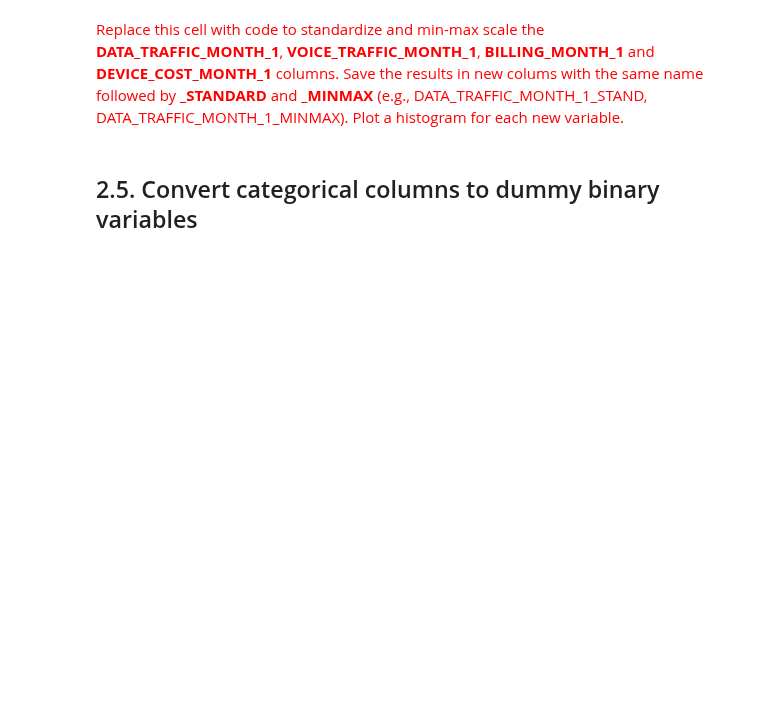
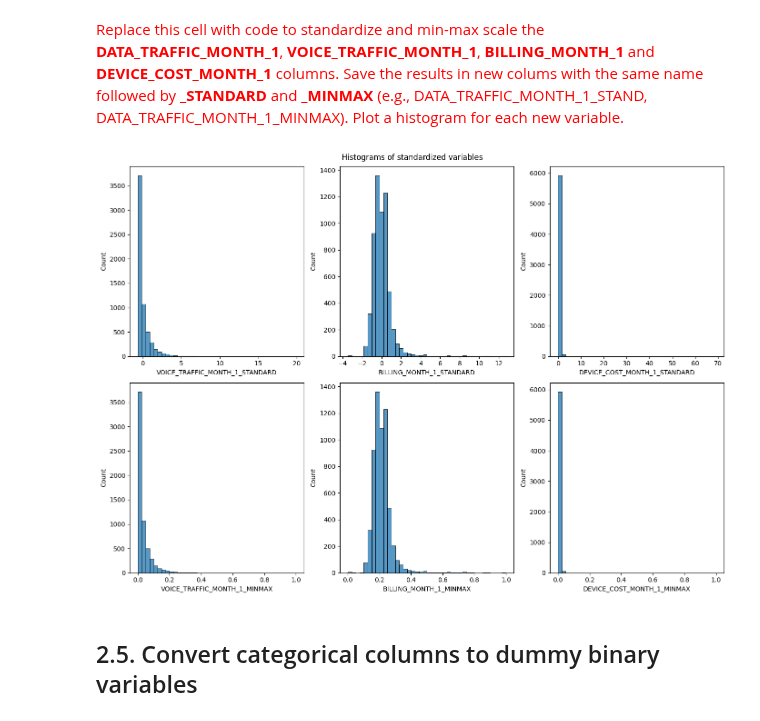
Before and after one commit to LucaFranceschi01/MDM-2024, a Jupyter notebook: ps01_02/ps01_02_data_preparation.ipynb, the cells around one changed output. Cells and saved outputs as stored; diff of their text form; code cells hidden in the pictures; blank space fills up the shorter version.

```diff
--- a/ps01_02/ps01_02_data_preparation.ipynb
+++ b/ps01_02/ps01_02_data_preparation.ipynb
@@ -568,3 +706,17 @@ plt.show()
+# %%
+fig, axs = plt.subplots(2,3, figsize=(14,10))
+axs = axs.flatten()
+
+selection = ['VOICE_TRAFFIC_MONTH_1_STANDARD', 'BILLING_MONTH_1_STANDARD', 'DEVICE_COST_MONTH_1_STANDARD', 'VOICE_TRAFFIC_MONTH_1_MINMAX', 'BILLING_MONTH_1_MINMAX', 'DEVICE_COST_MONTH_1_MINMAX']
+
+for i, sel in enumerate(selection):
+    sns.histplot(df07[sel], kde=False, ax=axs[i], bins=40)
+
+fig.suptitle('Histograms of standardized variables')
+plt.tight_layout()
+plt.show()
+# %% [output]
+[figure, added]
 # %% [markdown]
 ## 2.5. Convert categorical columns to dummy binary variables
 # %% [markdown]
```
Also changed, not shown: parts of 39 cells of this notebook.
